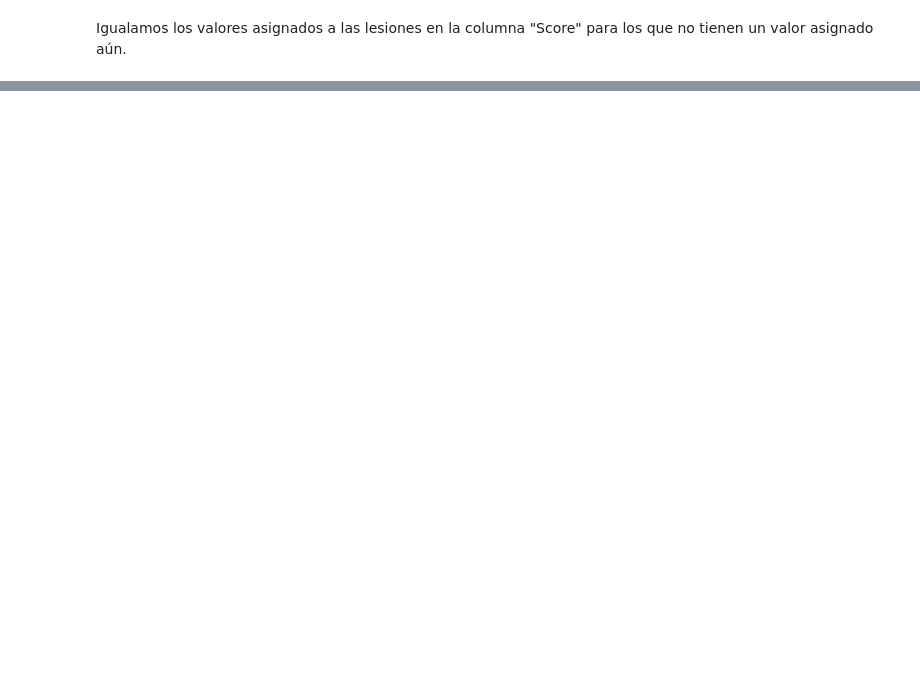
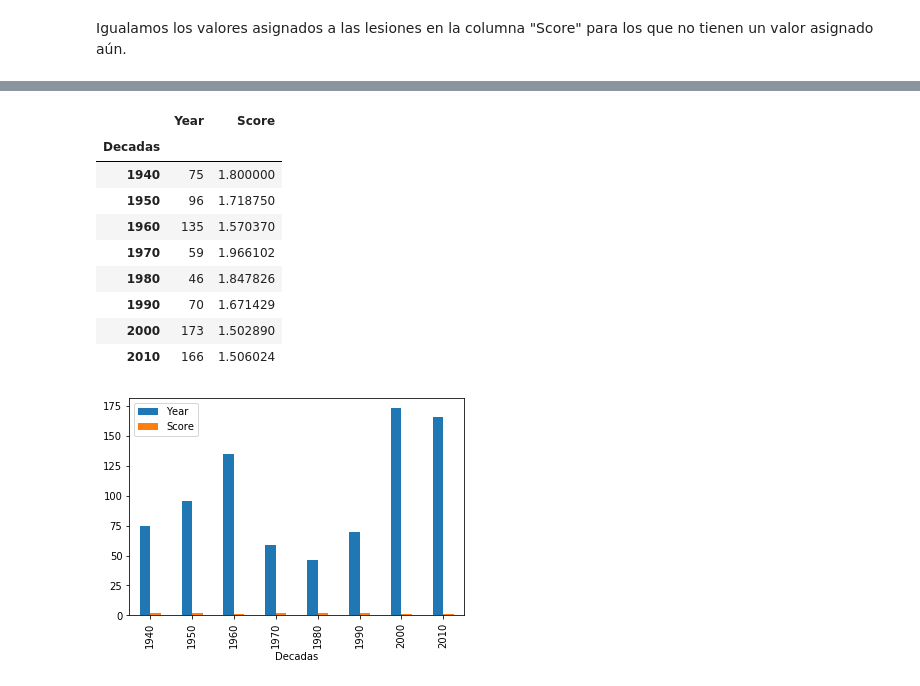
Before and after one commit to agalvezcorell/Project.1-Shark_aggressiveness, a Jupyter notebook: pandas-project.ipynb, the cells around one changed output, grey strips where cells are left out. Cells and saved outputs as stored; diff of their text form; code cells hidden in the pictures; blank space fills up the shorter version.

```diff
--- a/pandas-project.ipynb
+++ b/pandas-project.ipynb
@@ -163,0 +150,3 @@ sud.loc[sud['Score'] != "3", "Score"] = sud["Injury"]
+# %%
+aus["Score"] = aus["Score"].apply(fc.casteascore)
+sud["Score"] = sud["Score"].apply(fc.casteascore)
@@ -195,2 +156,0 @@ australia.groupby("decadas").agg({"Year":"count"})
-# %%
-aus["Injurycopy"] = aus["Injury"].apply(fc.level1)
@@ -198,0 +157,2 @@ TypeError: expected string or bytes-like object
+# %%
+aus["Decadas"] = pd.cut(aus.Year,bins=[1939,1949,1959,1969,1979,1989,1999,2009,2019], labels=range(1940,2020,10))
@@ -198,0 +165,20 @@ TypeError: expected string or bytes-like object
+# %%
+%matplotlib inline
+a = aus.groupby("Decadas").agg({
+    "Year": "count",
+        "Score":"mean"
+})
+a.plot.bar()
+display(a)
+# %% [output]
+|  | Year | Score |
+| Decadas |  |  |
+| 1940 | 75 | 1.800000 |
+| 1950 | 96 | 1.718750 |
+| 1960 | 135 | 1.570370 |
+| 1970 | 59 | 1.966102 |
+| 1980 | 46 | 1.847826 |
+| 1990 | 70 | 1.671429 |
+| 2000 | 173 | 1.502890 |
+| 2010 | 166 | 1.506024 |
+[figure, added]
```
Also changed, not shown: parts of 8 cells of this notebook, 1 other file.
